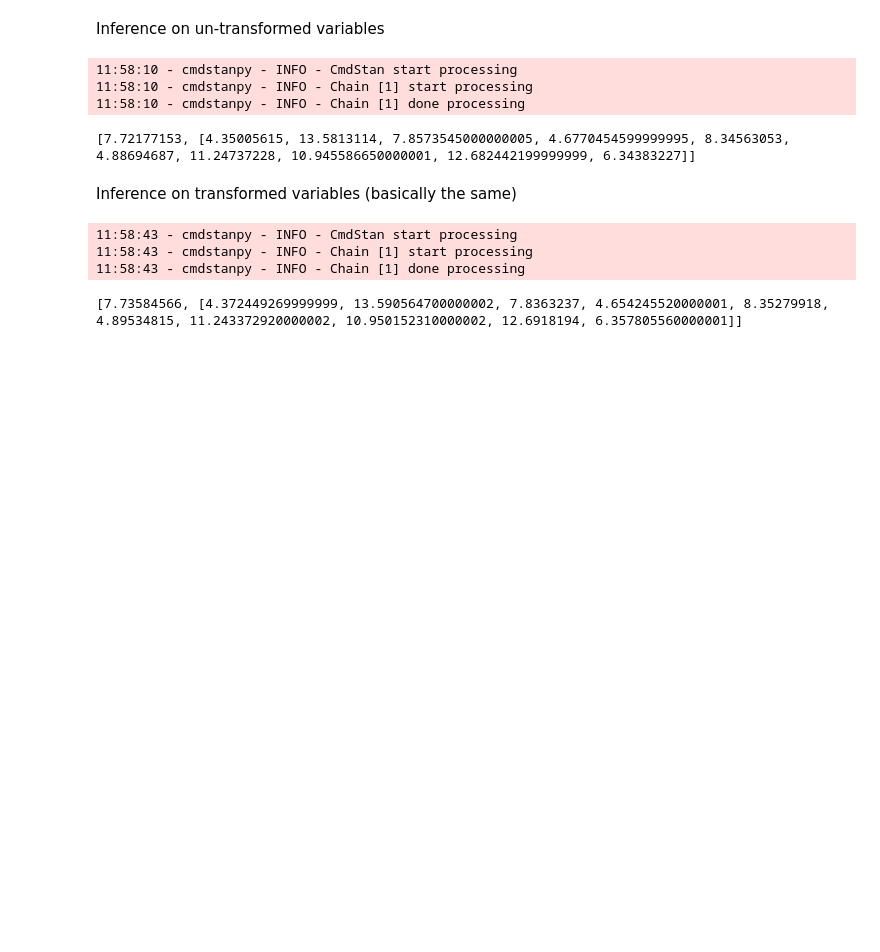
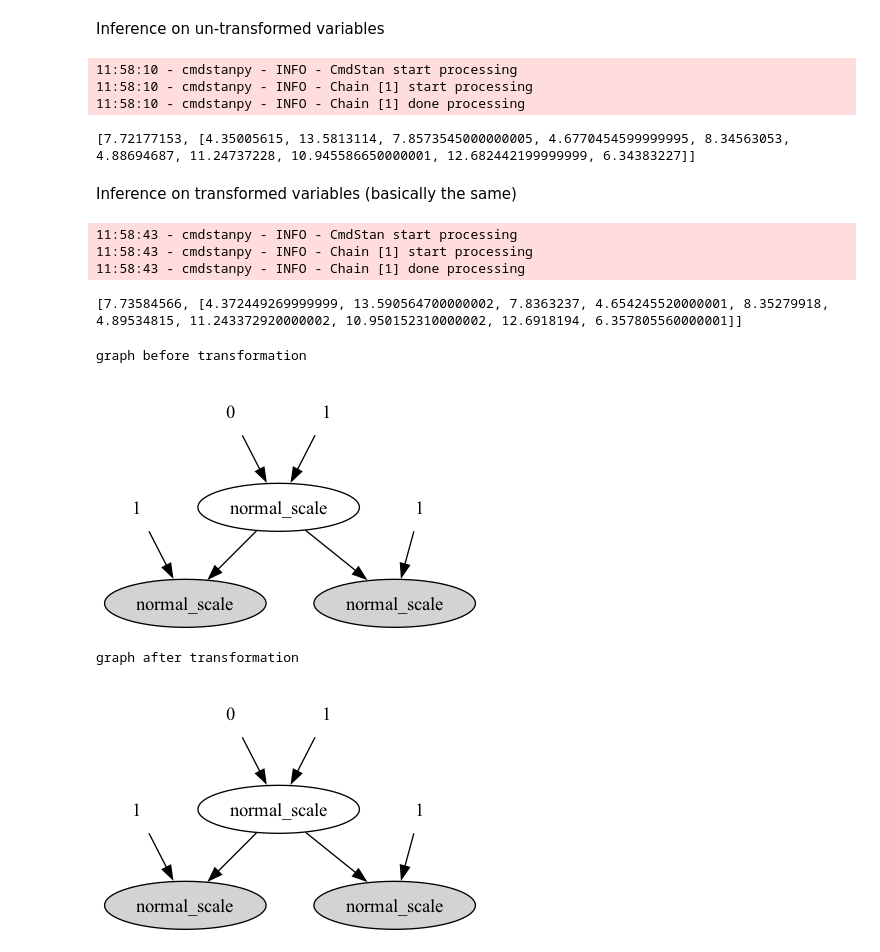
Before and after one commit to justindomke/pangolin, a Jupyter notebook: demos/normal-normal_tforms-and-stan-code.ipynb, the cells around one changed output. Cells and saved outputs as stored; diff of their text form; code cells hidden in the pictures; blank space fills up the shorter version.

```diff
--- a/demos/normal_normal_tforms_and_stan_code.ipynb
+++ b/demos/normal-normal_tforms-and-stan-code.ipynb
@@ -84,3 +84,19 @@ print(calc.E([new_x,new_xi],new_given,new_obs))
 11:58:43 - cmdstanpy - INFO - Chain [1] start processing
 11:58:43 - cmdstanpy - INFO - Chain [1] done processing
 [7.73584566, [4.372449269999999, 13.590564700000002, 7.8363237, 4.654245520000001, 8.35279918, 4.89534815, 11.243372920000002, 10.950152310000002, 12.6918194, 6.357805560000001]]
+# %%
+a = normal(0,1)
+b = normal(a,1)
+c = normal(a,1)
+given = [b,c]
+vals = [2,3]
+print("graph before transformation")
+display(viz_upstream([b,c],given))
+[new_a, new_b, new_c], new_given, new_vals = apply_transforms([normal_normal], [a,b,c], given, vals)
+print("graph after transformation")
+display(viz_upstream([new_a, new_b,new_c],new_given))
+# %% [output]
+graph before transformation
+[figure, added]
+graph after transformation
+[figure, added]
```
Also changed, not shown: 7 other files.
